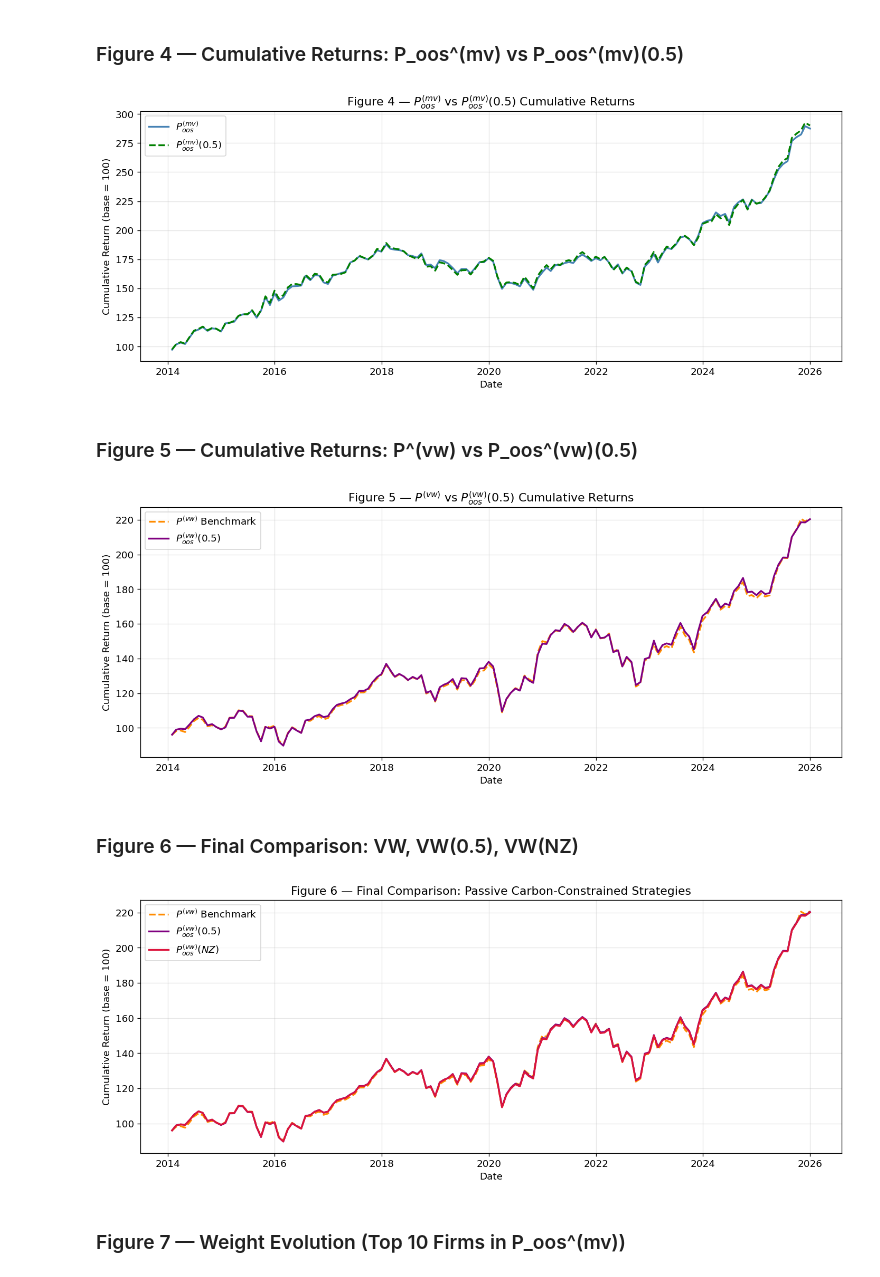
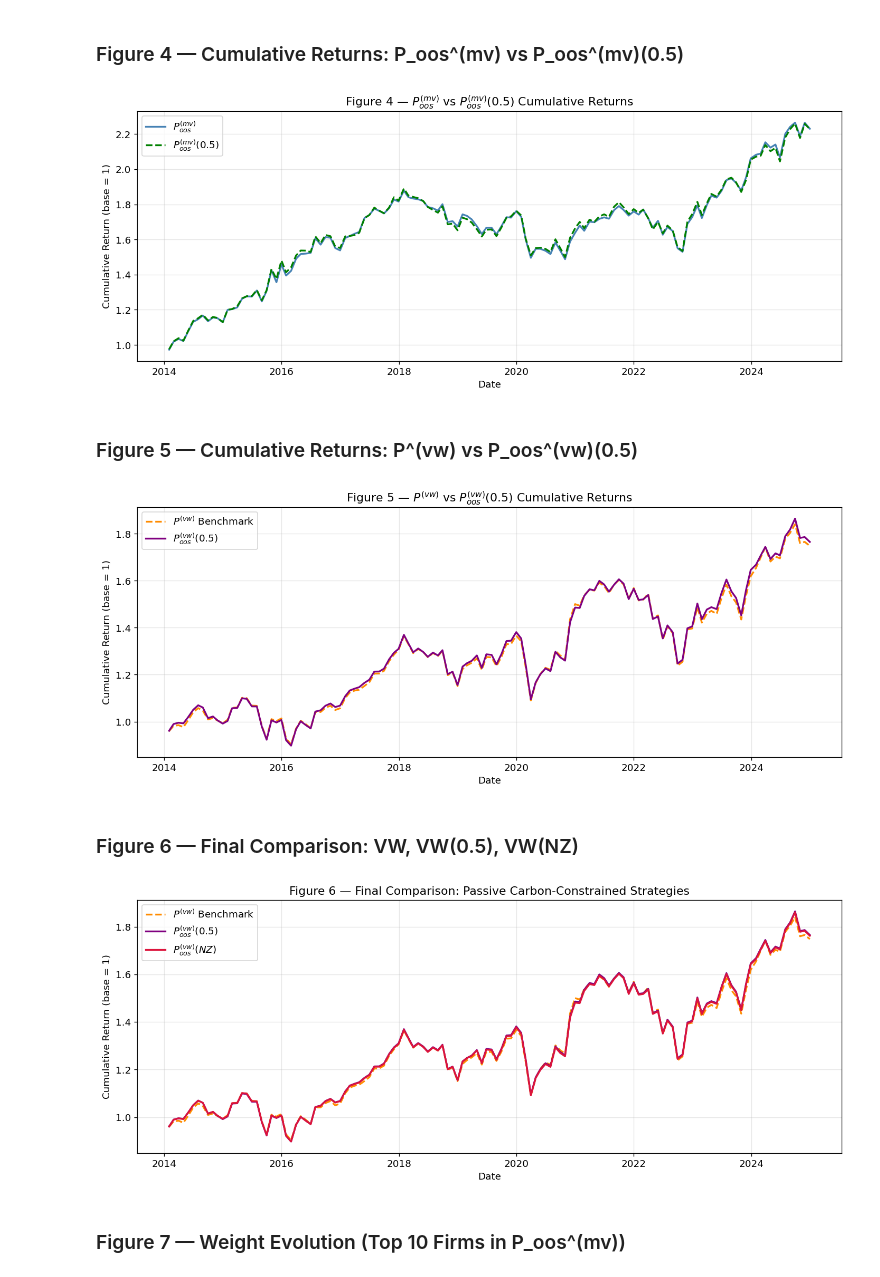
Before and after one commit to DylanZermatten/saam-portfolio, a Jupyter notebook: saam_portfolio.ipynb, the cells around one changed output. Cells and saved outputs as stored; diff of their text form; code cells hidden in the pictures.

```diff
--- a/saam_portfolio.ipynb
+++ b/saam_portfolio.ipynb
@@ -35,9 +35,10 @@ plt.rcParams.update({
     'font.size': 11
 })
 
-REBALANCE_YEARS = list(range(2013, 2025))   # Dec 2013 … Dec 2024
-PERF_YEARS      = list(range(2014, 2026))   # Jan 2014 … Dec 2025
+REBALANCE_YEARS = list(range(2013, 2024))   # Dec 2013 … Dec 2023
+PERF_YEARS      = list(range(2014, 2025))   # Jan 2014 … Dec 2024
 NZ_THETA        = 0.10                      # 10% annual CF reduction for net-zero
+RF_ANN          = 0.0                       # Annualized risk-free rate (Rf=0: no data in source; update with avg T-bill if available)
 
 print("Libraries loaded.")
 print(f"Data file found: {DATA_PATH.exists()}")
@@ -582,15 +581,15 @@ P^(vw)    — Value-Weighted Benchmark
 ### Figure 1 — Cumulative Returns: Min-Variance vs VW Benchmark
 # %%
 dates  = pd.DatetimeIndex(all_months)
-cum_mv = np.cumprod(1 + np.array(all_mv_returns)) * 100
-cum_vw = np.cumprod(1 + np.array(all_vw_returns)) * 100
+cum_mv = np.cumprod(1 + np.array(all_mv_returns))
+cum_vw = np.cumprod(1 + np.array(all_vw_returns))
 
 fig, ax = plt.subplots(figsize=(12, 5))
 ax.plot(dates, cum_mv, label=r'$P_{oos}^{(mv)}$ Min-Variance',      color='steelblue',  lw=2)
 ax.plot(dates, cum_vw, label=r'$P^{(vw)}$ Value-Weighted Benchmark', color='darkorange', lw=2, ls='--')
-ax.set_title('Figure 1 — Cumulative Returns: Min-Variance vs VW Benchmark (PAC, Jan 2014 – Dec 2025)')
+ax.set_title('Figure 1 — Cumulative Returns: Min-Variance vs VW Benchmark (PAC, Jan 2014 – Dec 2024)')
 ax.set_xlabel('Date')
-ax.set_ylabel('Cumulative Return (base = 100)')
+ax.set_ylabel('Cumulative Return (base = 1)')
 ax.legend()
 plt.tight_layout()
 plt.savefig('fig1_cumulative_returns_part1.png', dpi=150, bbox_inches='tight')
@@ -1026,55 +1022,55 @@ plt.show()
 # %% [markdown]
 ### Figure 4 — Cumulative Returns: P_oos^(mv) vs P_oos^(mv)(0.5)
 # %%
-cum_mv50 = np.cumprod(1 + np.array(all_mv50_returns)) * 100
+cum_mv50 = np.cumprod(1 + np.array(all_mv50_returns))
 
 fig, ax = plt.subplots(figsize=(12, 5))
 ax.plot(dates, cum_mv,   label=r'$P_{oos}^{(mv)}$',        color='steelblue', lw=2)
 ax.plot(dates, cum_mv50, label=r'$P_{oos}^{(mv)}(0.5)$',   color='green',     lw=2, ls='--')
 ax.set_title(r'Figure 4 — $P_{oos}^{(mv)}$ vs $P_{oos}^{(mv)}(0.5)$ Cumulative Returns')
 ax.set_xlabel('Date')
-ax.set_ylabel('Cumulative Return (base = 100)')
+ax.set_ylabel('Cumulative Return (base = 1)')
 ax.legend()
 plt.tight_layout()
 plt.savefig('fig4_cumret_mv_vs_mv50.png', dpi=150, bbox_inches='tight')
 plt.show()
 # %% [output]
-[figure, old version]
+[figure, new version]
 # %% [markdown]
 ### Figure 5 — Cumulative Returns: P^(vw) vs P_oos^(vw)(0.5)
 # %%
-cum_vw50 = np.cumprod(1 + np.array(all_vw50_returns)) * 100
+cum_vw50 = np.cumprod(1 + np.array(all_vw50_returns))
 
 fig, ax = plt.subplots(figsize=(12, 5))
 ax.plot(dates, cum_vw,   label=r'$P^{(vw)}$ Benchmark',      color='darkorange', lw=2, ls='--')
 ax.plot(dates, cum_vw50, label=r'$P_{oos}^{(vw)}(0.5)$',     color='purple',     lw=2)
 ax.set_title(r'Figure 5 — $P^{(vw)}$ vs $P_{oos}^{(vw)}(0.5)$ Cumulative Returns')
 ax.set_xlabel('Date')
-ax.set_ylabel('Cumulative Return (base = 100)')
+ax.set_ylabel('Cumulative Return (base = 1)')
 ax.legend()
 plt.tight_layout()
 plt.savefig('fig5_cumret_vw_vs_vw50.png', dpi=150, bbox_inches='tight')
 plt.show()
 # %% [output]
-[figure, old version]
+[figure, new version]
 # %% [markdown]
 ### Figure 6 — Final Comparison: VW, VW(0.5), VW(NZ)
 # %%
-cum_nz = np.cumprod(1 + np.array(all_nz_returns)) * 100
+cum_nz = np.cumprod(1 + np.array(all_nz_returns))
 
 fig, ax = plt.subplots(figsize=(12, 5))
 ax.plot(dates, cum_vw,   label=r'$P^{(vw)}$ Benchmark',   color='darkorange', lw=2, ls='--')
 ax.plot(dates, cum_vw50, label=r'$P_{oos}^{(vw)}(0.5)$',  color='purple',     lw=2)
 ax.plot(dates, cum_nz,   label=r'$P_{oos}^{(vw)}(NZ)$',   color='crimson',    lw=2)
 ax.set_title('Figure 6 — Final Comparison: Passive Carbon-Constrained Strategies')
 ax.set_xlabel('Date')
-ax.set_ylabel('Cumulative Return (base = 100)')
+ax.set_ylabel('Cumulative Return (base = 1)')
 ax.legend()
 plt.tight_layout()
 plt.savefig('fig6_final_comparison.png', dpi=150, bbox_inches='tight')
 plt.show()
 # %% [output]
-[figure, old version]
+[figure, new version]
 # %% [markdown]
 ### Figure 7 — Weight Evolution (Top 10 Firms in P_oos^(mv))
 # %%
```
Also changed, not shown: parts of 15 cells of this notebook, 12 other files.
